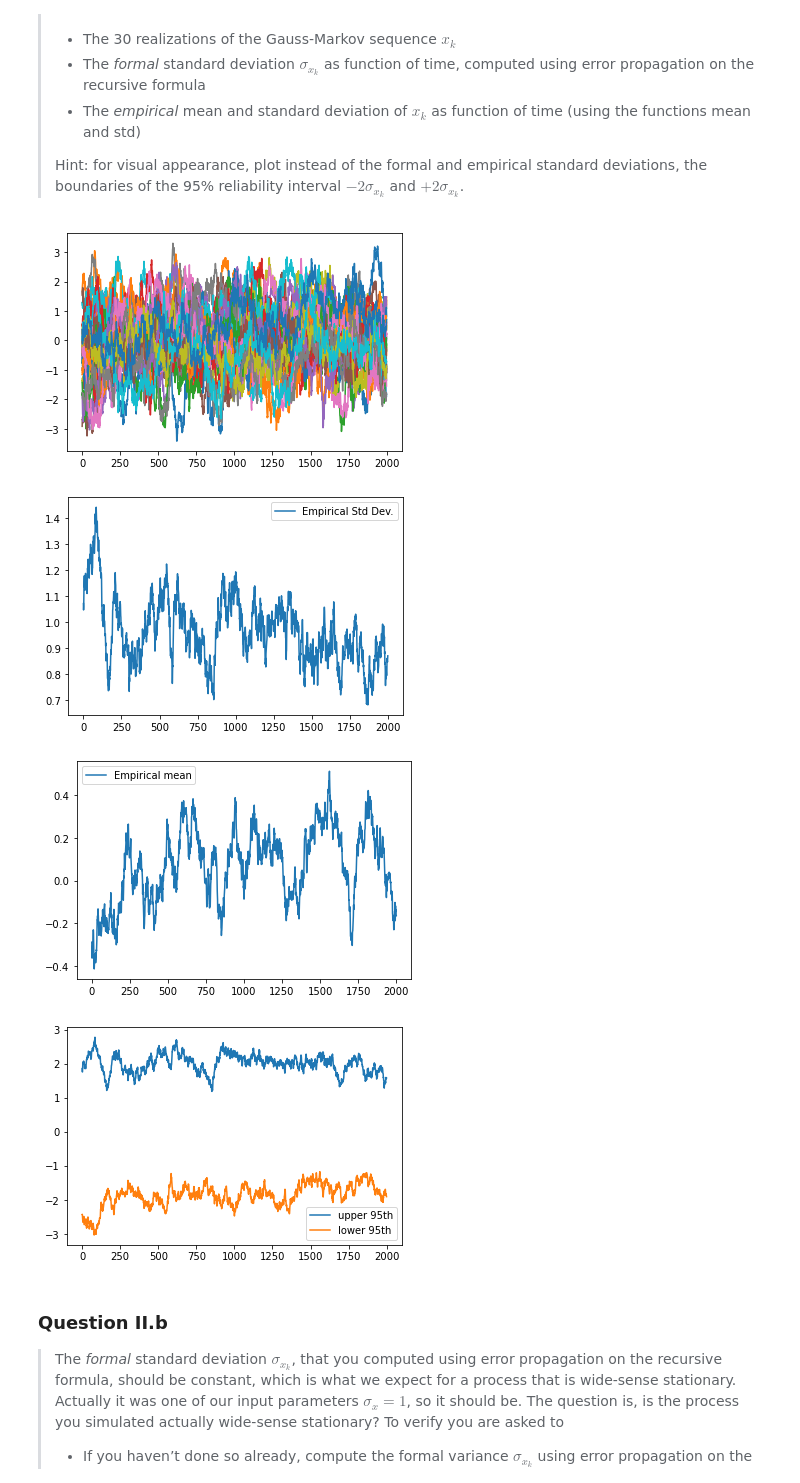
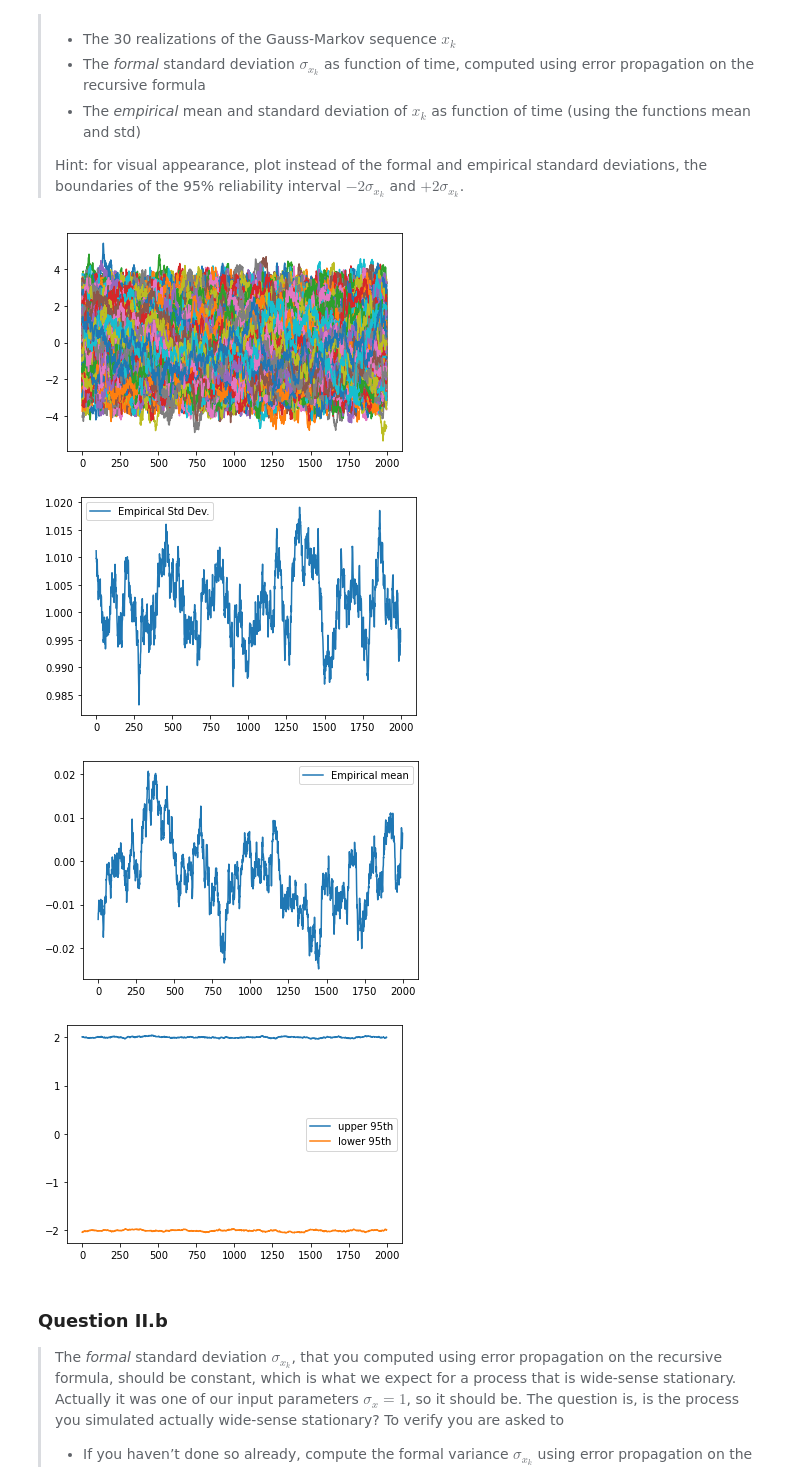
Before and after one commit to mlinds/sim_vis, a Jupyter notebook: assignment1/A1.ipynb, the cells around one changed output. Cells and saved outputs as stored; diff of their text form; code cells hidden in the pictures.

```diff
--- a/assignment1/A1.ipynb
+++ b/assignment1/A1.ipynb
@@ -235,46 +241,49 @@ def fogmp(delta_t=1, nsamples=2000, T=100, std_dev=1):
     wk = rng.normal(loc=0, scale=np.sqrt(qk), size=nsamples)
 
     # initialize array
-    x[0] = rng.normal(loc=0,scale=np.sqrt(q/(2*β)),size=1)
+    x[0] = rng.normal(loc=0, scale=np.sqrt(q/(2*β)), size=1)
 
     # loop over the array to calculate the series
     for k in range(1, nsamples):
         x[k] = np.exp(-β*delta_t)*x[k-1] + wk[k]
 
     # plot the results to the output console
     plt.plot(x)
     # return the series
     return x
 
 
 fogmp()
 
 
 def run_multiple_fogmp(nruns: int, delta_t=1, nsamples=2000, T=100, std_dev=1):
-    """Run the process multiple times. Default parameters are based on the assignment. Returns None and outputs the resulting plots to the console. """
+    """
+    Run the process multiple times. Default parameters are based on the values in the assignment.
+    Returns: None and outputs the resulting plots to the console.
+    """
     # create an empty array to hold the each run of the first order gauss markov process.
     x_array = np.zeros((nruns, nsamples))
 
     # run the fogmp() process nruns times
     for run in range(nruns):
         x_array[run, :] = fogmp(delta_t, nsamples, T, std_dev)
 
     # every time fogmp is called, it adds to the plot in memory
     # once the loop is completed we show the plot in memory and
     # then clear the plot
     plt.show()
     plt.clf()
 
     # show the changing in mean and standard deviation over time
     plot_mean_std_dev(x_array)
 
 
-run_multiple_fogmp(30)
+run_multiple_fogmp(10000)
 # %% [output]
-[figure, old version]
+[figure, new version]
-[figure, old version]
+[figure, new version]
-[figure, old version]
+[figure, new version]
-[figure, old version]
+[figure, new version]
 # %% [markdown]
 ### Question II.b
 
```
Also changed, not shown: parts of 6 cells of this notebook.
